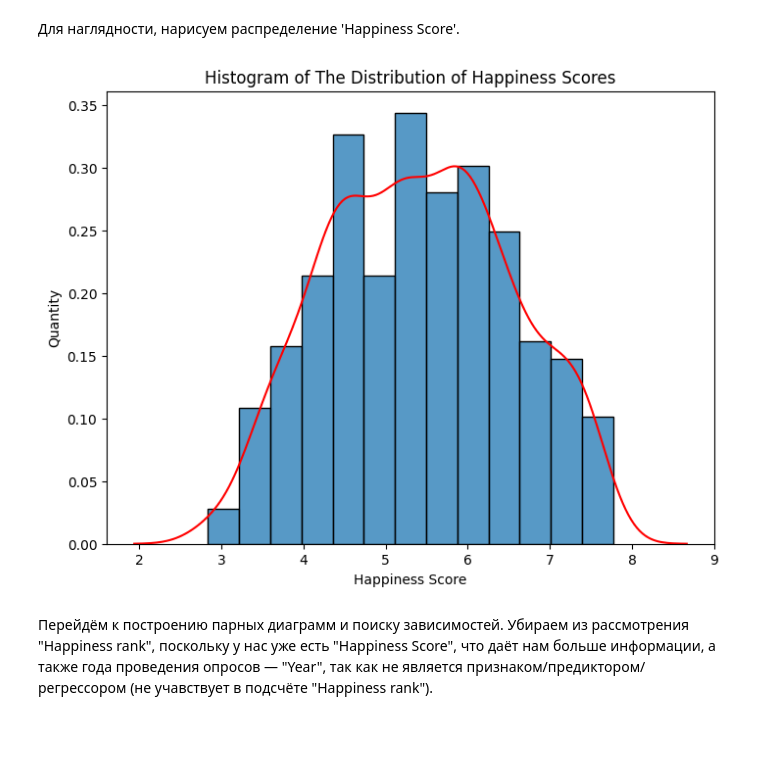
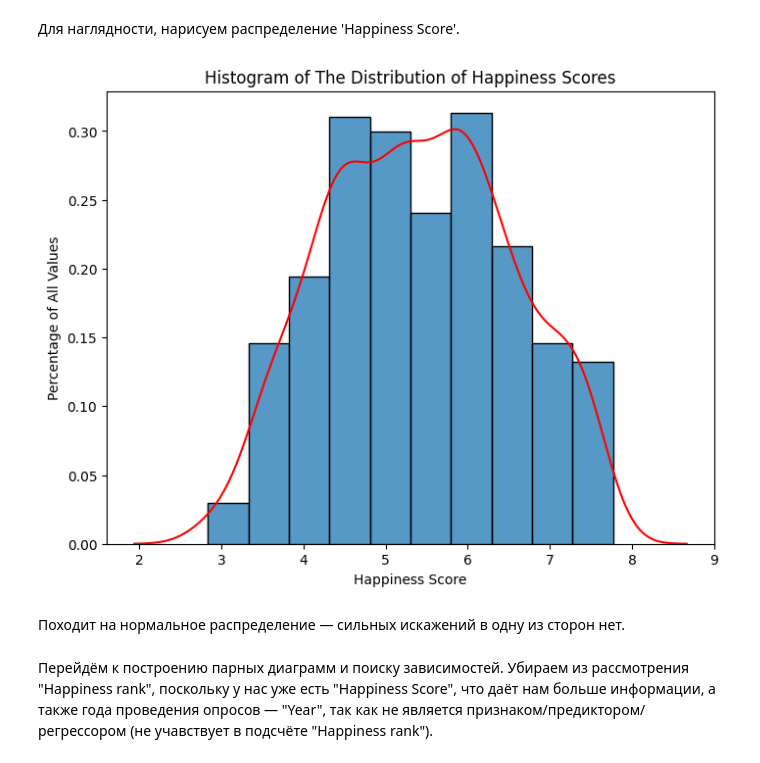
Before and after one commit to Sp-V1/Scientific-research-seminar-control-task, a Jupyter notebook: Research_on_the_Economics_of_Happiness.ipynb, the cells around one changed output. Saved outputs shown, nothing was run; the diff lists cells and outputs as text; code cells hidden in the pictures; blank space fills up the shorter version.

```diff
--- a/Research_on_the_Economics_of_Happiness.ipynb
+++ b/Research_on_the_Economics_of_Happiness.ipynb
@@ -99,17 +99,19 @@ print(list(upd_dataframe))
 # %%
 plt.figure(figsize=(8, 6))
 
-sns.histplot(upd_dataframe['Happiness Score'], stat="density")
+sns.histplot(upd_dataframe['Happiness Score'], bins=10, stat="density")
 
 # Следующий график приблизительно покажет форму распределения набранных очков в оценке счастья:
 sns.kdeplot(upd_dataframe['Happiness Score'], color='red')
 
 plt.title('Histogram of The Distribution of Happiness Scores')
 plt.xlabel('Happiness Score')
-plt.ylabel('Quantity')
+plt.ylabel('Percentage of All Values')
 plt.show()
 # %% [output]
-[figure, old version]
+[figure, new version]
+# %% [markdown]
+Походит на нормальное распределение — сильных искажений в одну из сторон нет.
 # %% [markdown]
 Перейдём к построению парных диаграмм и поиску зависимостей. Убираем из рассмотрения "Happiness rank", поскольку у нас уже есть "Happiness Score", что даёт нам больше информации, а также года проведения опросов — "Year", так как не является признаком/предиктором/регрессором (не учавствует в подсчёте "Happiness rank").
 # %%
```
